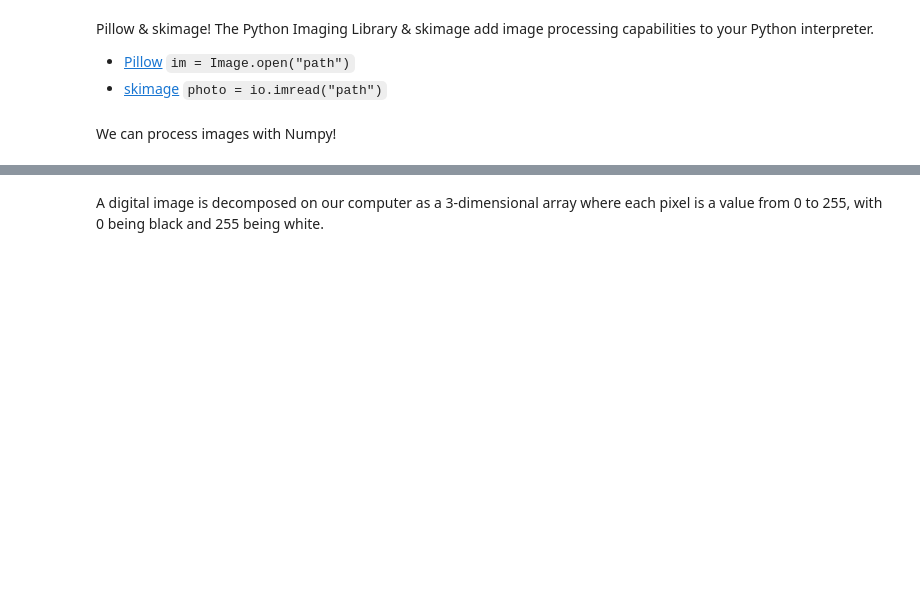
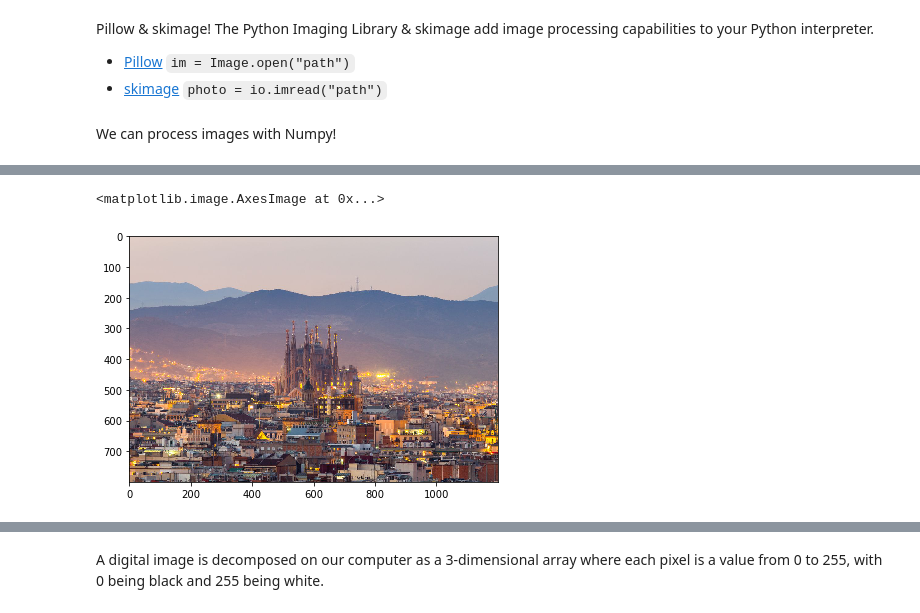
Before and after one commit to Peter-Berna/lectures, a Jupyter notebook: week-2/2-intro-numpy.ipynb, the cells around one changed output, grey strips where cells are left out. Cells and saved outputs as stored; diff of their text form; code cells hidden in the pictures; blank space fills up the shorter version.

```diff
--- a/week-2/2-intro-numpy.ipynb
+++ b/week-2/2-intro-numpy.ipynb
@@ -148,0 +754,3 @@ We can process images with Numpy!
+# %%
+photo = io.imread("../images/bcn.jpeg")
+photo[0] #Accessing the first element only because it is very long
@@ -148,0 +765,6 @@ We can process images with Numpy!
+# %%
+pic = io.imshow(photo)
+pic
+# %% [output]
+<matplotlib.image.AxesImage at 0x...>
+[figure, added]
```
Also changed, not shown: parts of 127 cells of this notebook.
